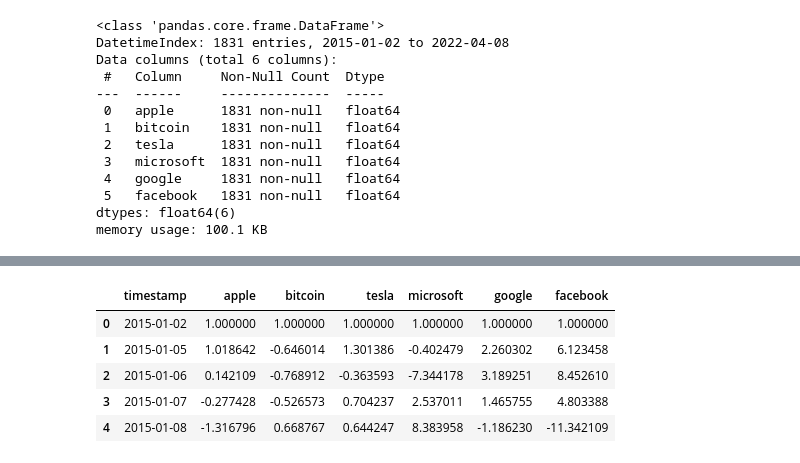
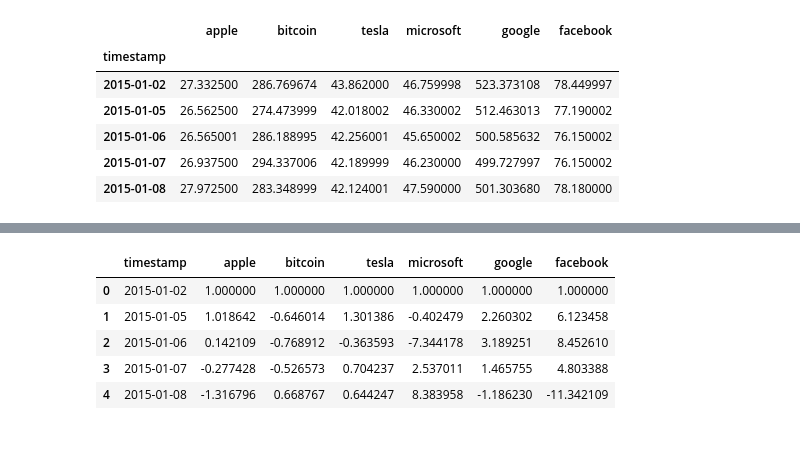
Before and after one commit to BitcoinInvestAnalysis/Capstone, a Jupyter notebook: sandbox.ipynb, the cells around one changed output, grey strips where cells are left out. Saved outputs shown, nothing was run; the diff lists cells and outputs as text; code cells hidden in the pictures.

```diff
--- a/sandbox.ipynb
+++ b/sandbox.ipynb
@@ -27,21 +27,15 @@ df_stocks_close.columns = ['apple', 'bitcoin', 'tesla', 'microsoft', 'google', '
 df_stocks_ratio = pd.concat([df_apple['ratio'], df_bitcoin['ratio'], df_tesla['ratio'], df_microsoft['ratio'], df_google['ratio'], df_facebook['ratio']], axis=1).dropna()
 df_stocks_ratio.columns = ['apple', 'bitcoin', 'tesla', 'microsoft', 'google', 'facebook']
 # %%
-df_stocks_close.info()
+df_stocks_close.head()
 # %% [output]
-<class 'pandas.core.frame.DataFrame'>
-DatetimeIndex: 1831 entries, 2015-01-02 to 2022-04-08
-Data columns (total 6 columns):
- #   Column     Non-Null Count  Dtype
----  ------     --------------  -----
- 0   apple      1831 non-null   float64
- 1   bitcoin    1831 non-null   float64
- 2   tesla      1831 non-null   float64
- 3   microsoft  1831 non-null   float64
- 4   google     1831 non-null   float64
- 5   facebook   1831 non-null   float64
-dtypes: float64(6)
-memory usage: 100.1 KB
+|  | apple | bitcoin | tesla | microsoft | google | facebook |
+| timestamp |  |  |  |  |  |  |
+| 2015-01-02 | 27.332500 | 286.769674 | 43.862000 | 46.759998 | 523.373108 | 78.449997 |
+| 2015-01-05 | 26.562500 | 274.473999 | 42.018002 | 46.330002 | 512.463013 | 77.190002 |
+| 2015-01-06 | 26.565001 | 286.188995 | 42.256001 | 45.650002 | 500.585632 | 76.150002 |
+| 2015-01-07 | 26.937500 | 294.337006 | 42.189999 | 46.230000 | 499.727997 | 76.150002 |
+| 2015-01-08 | 27.972500 | 283.348999 | 42.124001 | 47.590000 | 501.303680 | 78.180000 |
 # %%
 df_bitcoin.ratio = df_stocks_ratio.bitcoin
 df_bitcoin = df_bitcoin.dropna()
```
Also changed, not shown: parts of 4 cells of this notebook, 1 other file.
